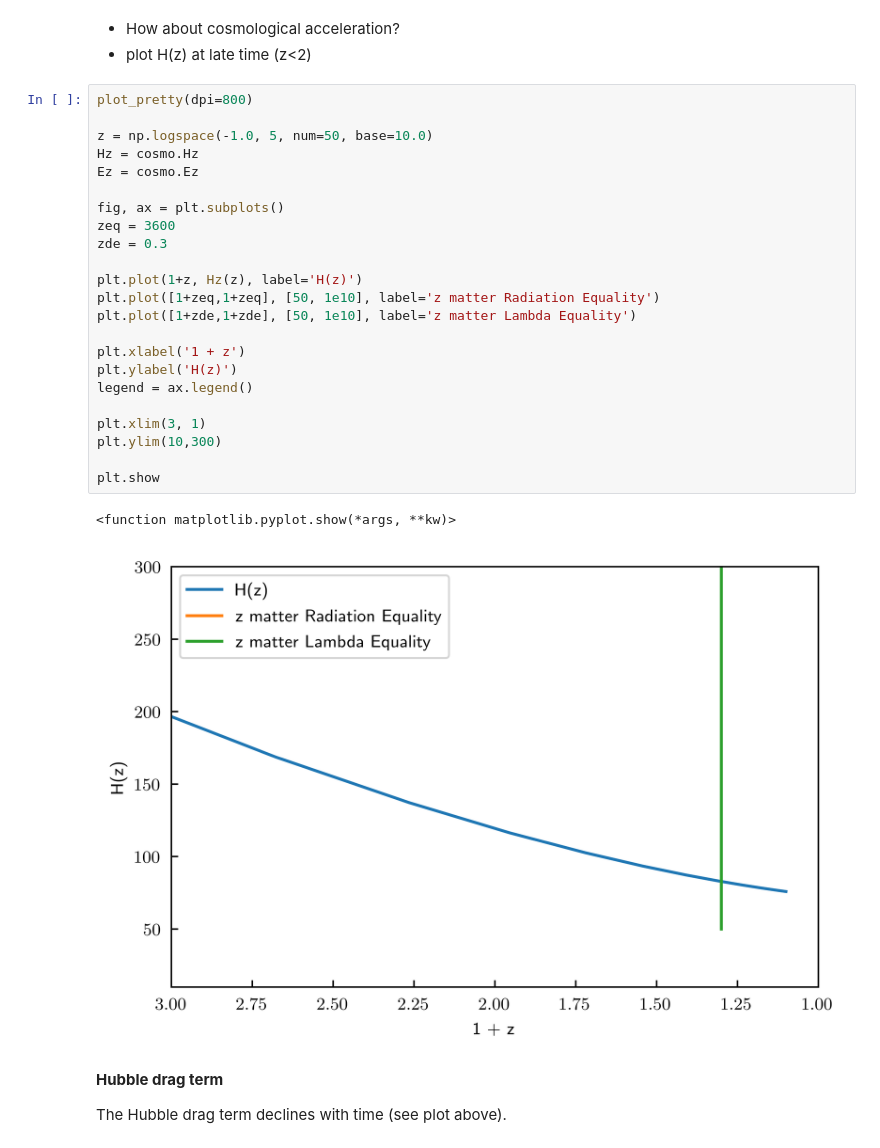
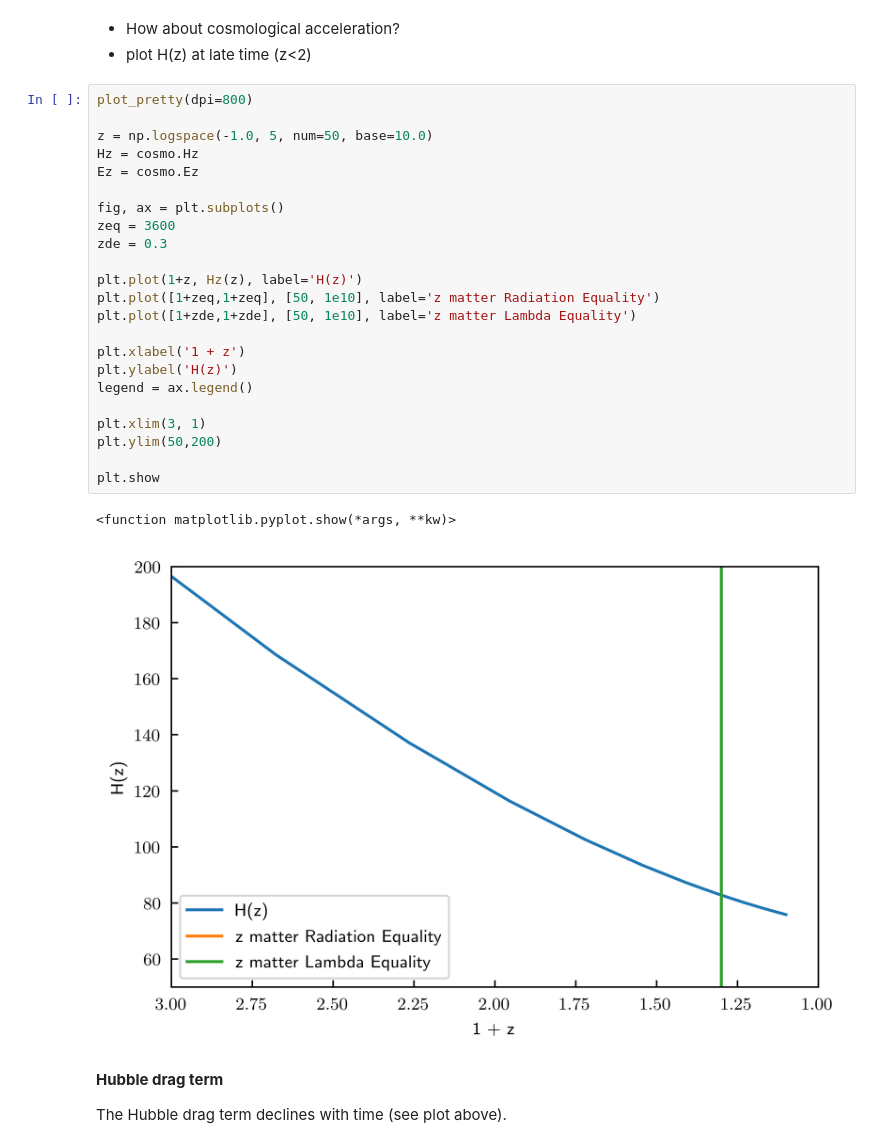
Before and after one commit to rqguan/ASTR214_Runquan, a Jupyter notebook: class3and4_powerspectrum_noanswers.ipynb, the cells around one changed output. Cells and saved outputs as stored; diff of their text form.

```diff
--- a/class3and4_powerspectrum_noanswers.ipynb
+++ b/class3and4_powerspectrum_noanswers.ipynb
@@ -365,29 +365,29 @@ plt.show
 # %%
 plot_pretty(dpi=800)
 
 z = np.logspace(-1.0, 5, num=50, base=10.0)
 Hz = cosmo.Hz
 Ez = cosmo.Ez
 
 fig, ax = plt.subplots()
 zeq = 3600
 zde = 0.3
 
 plt.plot(1+z, Hz(z), label='H(z)')
 plt.plot([1+zeq,1+zeq], [50, 1e10], label='z matter Radiation Equality')
 plt.plot([1+zde,1+zde], [50, 1e10], label='z matter Lambda Equality')
 
 plt.xlabel('1 + z')
 plt.ylabel('H(z)')
 legend = ax.legend()
 
 plt.xlim(3, 1)
-plt.ylim(10,300)
+plt.ylim(50,200)
 
 plt.show
 # %% [output]
 <function matplotlib.pyplot.show(*args, **kw)>
-[figure, old version]
+[figure, new version]
 # %% [markdown]
 __Hubble drag term__
 
```
